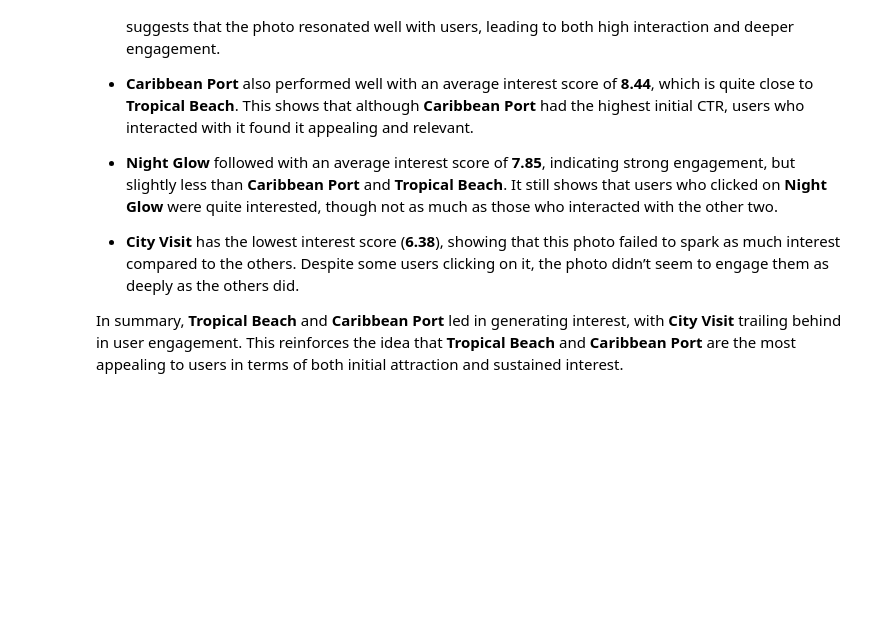
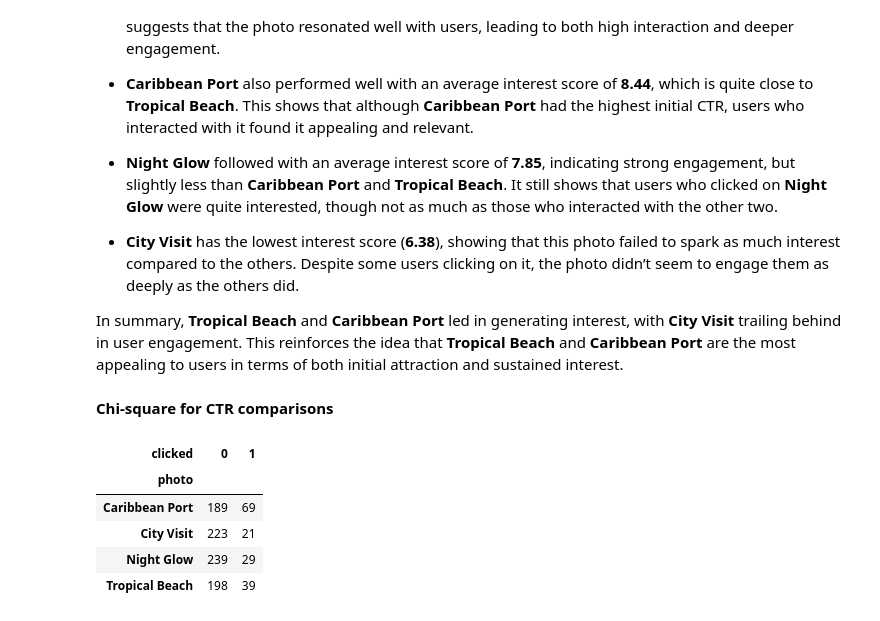
Before and after one commit to pranjul11garg/Lobster-Land-Marketing-Strategy, a Jupyter notebook: lobster.ipynb, the cells around one changed output. Drawn from its saved outputs; the diff is of its cells as text; code cells hidden in the pictures; blank space fills up the shorter version.

Commit message:
Chi-square for CTR comparisons

```diff
--- a/lobster.ipynb
+++ b/lobster.ipynb
@@ -1264,3 +1264,15 @@ This chart shows the **average interest score** for each photo, which is a compo
 - **City Visit** has the lowest interest score (**6.38**), showing that this photo failed to spark as much interest compared to the others. Despite some users clicking on it, the photo didn’t seem to engage them as deeply as the others did.
 
 In summary, **Tropical Beach** and **Caribbean Port** led in generating interest, with **City Visit** trailing behind in user engagement. This reinforces the idea that **Tropical Beach** and **Caribbean Port** are the most appealing to users in terms of both initial attraction and sustained interest.
+# %% [markdown]
+**Chi-square for CTR comparisons**
+# %%
+observed = pd.crosstab(ab_pics['photo'], ab_pics['clicked'])
+observed
+# %% [output]
+| clicked | 0 | 1 |
+| photo |  |  |
+| Caribbean Port | 189 | 69 |
+| City Visit | 223 | 21 |
+| Night Glow | 239 | 29 |
+| Tropical Beach | 198 | 39 |
```
Also changed, not shown: parts of 3 cells of this notebook.
